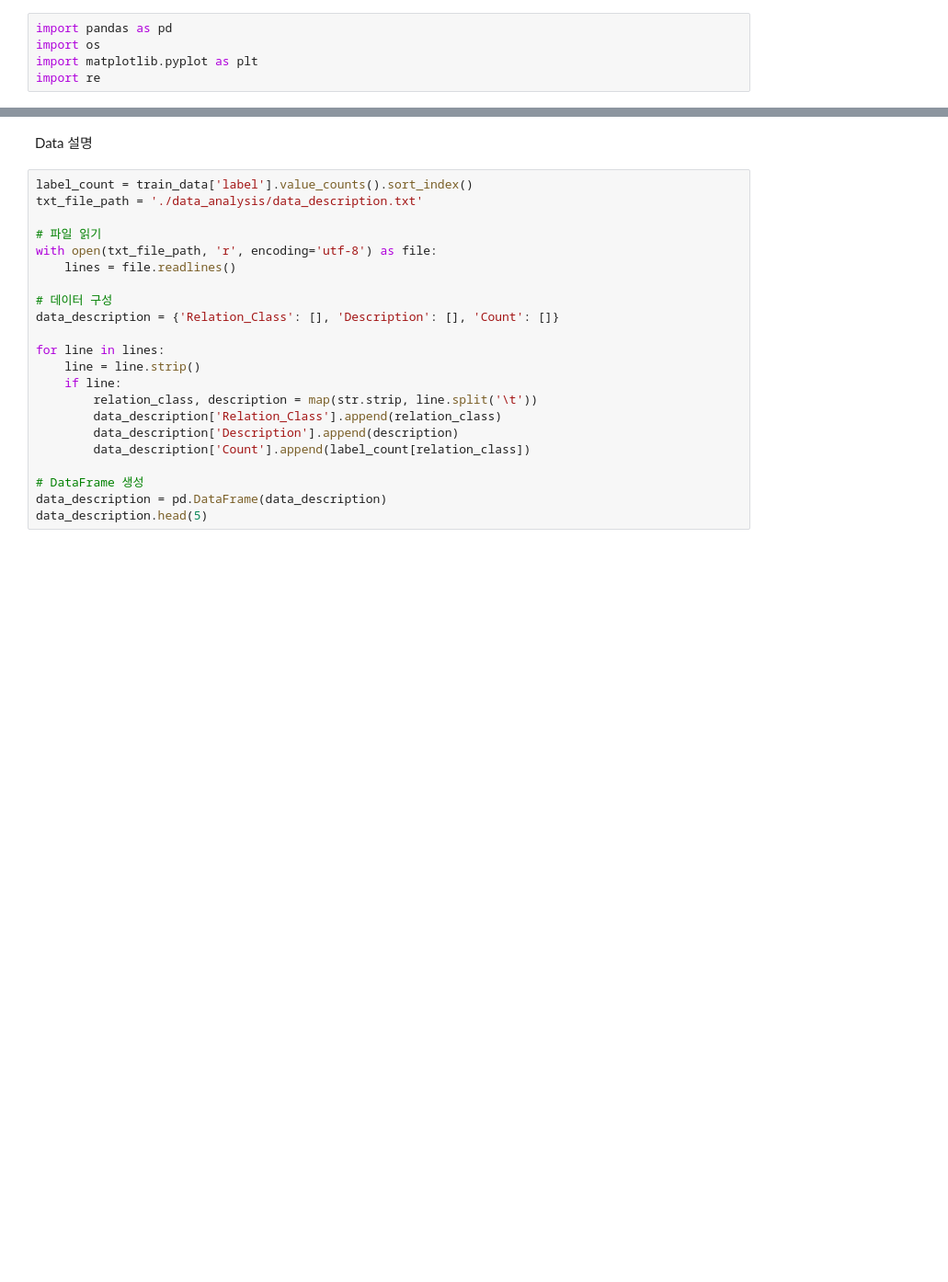
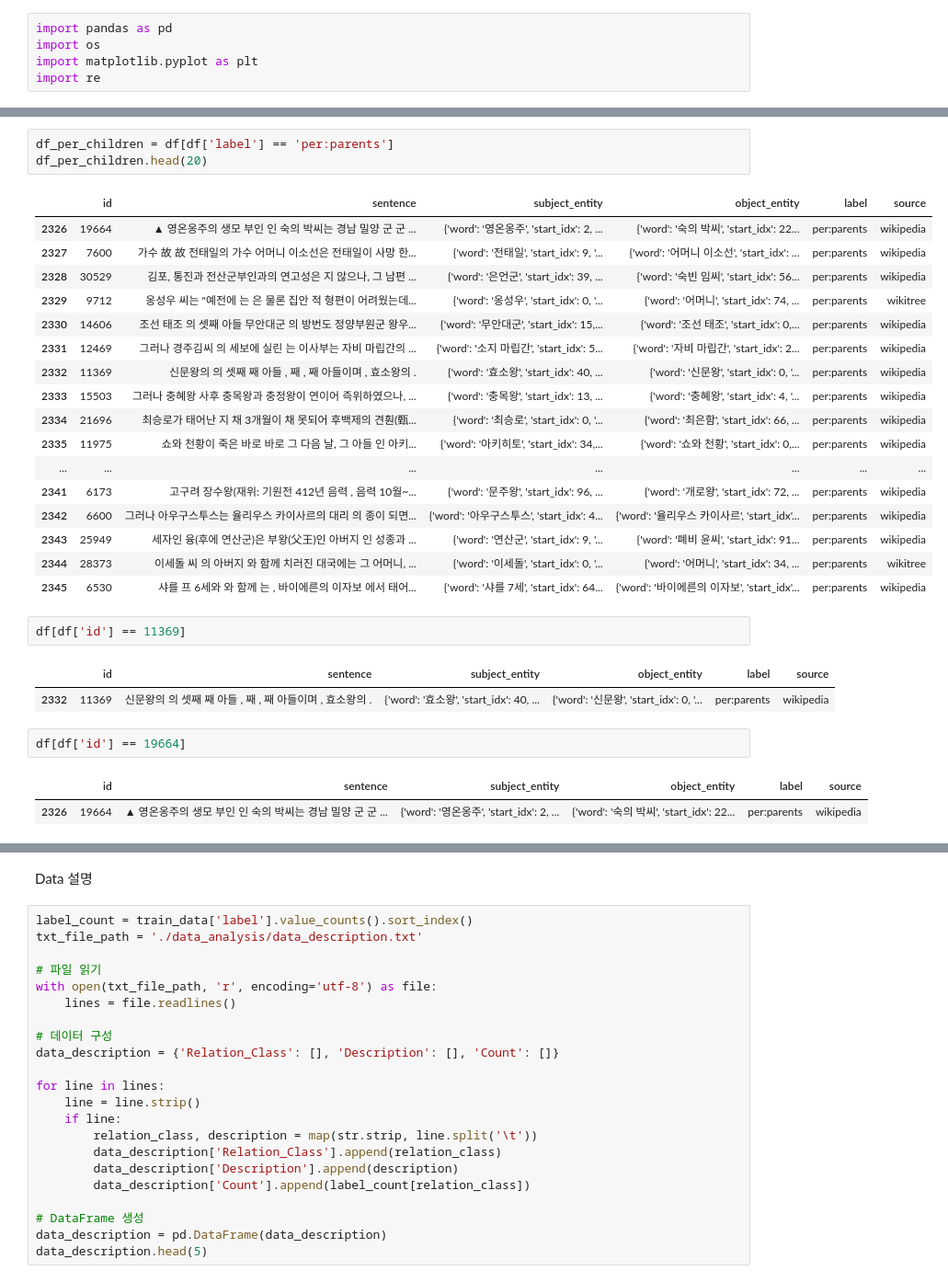
Before and after one commit to boostcampaitech6/level2-klue-nlp-06, a Jupyter notebook: data_analysis/mhs.ipynb, the cells around one changed output, grey strips where cells are left out. Shown: that part at 92% size. Cells and saved outputs as stored; diff of their text form; blank space fills up the shorter version.

```diff
--- a/data_analysis/mhs.ipynb
+++ b/data_analysis/mhs.ipynb
@@ -11,0 +104,31 @@ test_data = pd.read_csv('./dataset/test_data.csv')
+# %%
+df_per_children = df[df['label'] == 'per:parents']
+df_per_children.head(20)
+# %% [output]
+|  | id | sentence | subject_entity | object_entity | label | source |
+| 2326 | 19664 | ▲ 영온옹주의 생모 부인 인 숙의 박씨는 경남 밀양 군 군 ... | {'word': '영온옹주', 'start_idx': 2, ... | {'word': '숙의 박씨', 'start_idx': 22... | per:parents | wikipedia |
+| 2327 | 7600 | 가수 故 故 전태일의 가수 어머니 이소선은 전태일이 사망 한... | {'word': '전태일', 'start_idx': 9, '... | {'word': '어머니 이소선', 'start_idx': ... | per:parents | wikipedia |
+| 2328 | 30529 | 김포, 통진과 전산군부인과의 연고성은 지 않으나, 그 남편 ... | {'word': '은언군', 'start_idx': 39, ... | {'word': '숙빈 임씨', 'start_idx': 56... | per:parents | wikipedia |
+| 2329 | 9712 | 옹성우 씨는 "예전에 는 은 물론 집안 적 형편이 어려웠는데... | {'word': '옹성우', 'start_idx': 0, '... | {'word': '어머니', 'start_idx': 74, ... | per:parents | wikitree |
+| 2330 | 14606 | 조선 태조 의 셋째 아들 무안대군 의 방번도 정양부원군 왕우... | {'word': '무안대군', 'start_idx': 15,... | {'word': '조선 태조', 'start_idx': 0,... | per:parents | wikipedia |
+| 2331 | 12469 | 그러나 경주김씨 의 세보에 실린 는 이사부는 자비 마립간의 ... | {'word': '소지 마립간', 'start_idx': 5... | {'word': '자비 마립간', 'start_idx': 2... | per:parents | wikipedia |
+| 2332 | 11369 | 신문왕의 의 셋째 째 아들 , 째 , 째 아들이며 , 효소왕의 . | {'word': '효소왕', 'start_idx': 40, ... | {'word': '신문왕', 'start_idx': 0, '... | per:parents | wikipedia |
+| 2333 | 15503 | 그러나 충혜왕 사후 충목왕과 충정왕이 연이어 즉위하였으나, ... | {'word': '충목왕', 'start_idx': 13, ... | {'word': '충혜왕', 'start_idx': 4, '... | per:parents | wikipedia |
+| 2334 | 21696 | 최승로가 태어난 지 채 3개월이 채 못되어 후백제의 견훤(甄... | {'word': '최승로', 'start_idx': 0, '... | {'word': '최은함', 'start_idx': 66, ... | per:parents | wikipedia |
+| 2335 | 11975 | 쇼와 천황이 죽은 바로 바로 그 다음 날, 그 아들 인 아키... | {'word': '아키히토', 'start_idx': 34,... | {'word': '쇼와 천황', 'start_idx': 0,... | per:parents | wikipedia |
+| ... | ... | ... | ... | ... | ... | ... |
+| 2341 | 6173 | 고구려 장수왕(재위: 기원전 412년 음력 , 음력 10월~... | {'word': '문주왕', 'start_idx': 96, ... | {'word': '개로왕', 'start_idx': 72, ... | per:parents | wikipedia |
+| 2342 | 6600 | 그러나 아우구스투스는 율리우스 카이사르의 대리 의 종이 되면... | {'word': '아우구스투스', 'start_idx': 4... | {'word': '율리우스 카이사르', 'start_idx'... | per:parents | wikipedia |
+| 2343 | 25949 | 세자인 융(후에 연산군)은 부왕(父王)인 아버지 인 성종과 ... | {'word': '연산군', 'start_idx': 9, '... | {'word': '폐비 윤씨', 'start_idx': 91... | per:parents | wikipedia |
+| 2344 | 28373 | 이세돌 씨 의 아버지 와 함께 치러진 대국에는 그 어머니, ... | {'word': '이세돌', 'start_idx': 0, '... | {'word': '어머니', 'start_idx': 34, ... | per:parents | wikitree |
+| 2345 | 6530 | 샤를 프 6세와 와 함께 는 , 바이에른의 이자보 에서 태어... | {'word': '샤를 7세', 'start_idx': 64... | {'word': '바이에른의 이자보', 'start_idx'... | per:parents | wikipedia |
+# %%
+df[df['id'] == 11369]
+# %% [output]
+|  | id | sentence | subject_entity | object_entity | label | source |
+| 2332 | 11369 | 신문왕의 의 셋째 째 아들 , 째 , 째 아들이며 , 효소왕의 . | {'word': '효소왕', 'start_idx': 40, ... | {'word': '신문왕', 'start_idx': 0, '... | per:parents | wikipedia |
+# %%
+df[df['id'] == 19664]
+# %% [output]
+|  | id | sentence | subject_entity | object_entity | label | source |
+| 2326 | 19664 | ▲ 영온옹주의 생모 부인 인 숙의 박씨는 경남 밀양 군 군 ... | {'word': '영온옹주', 'start_idx': 2, ... | {'word': '숙의 박씨', 'start_idx': 22... | per:parents | wikipedia |
```
Also changed, not shown: parts of 27 cells of this notebook, 3 other files.
